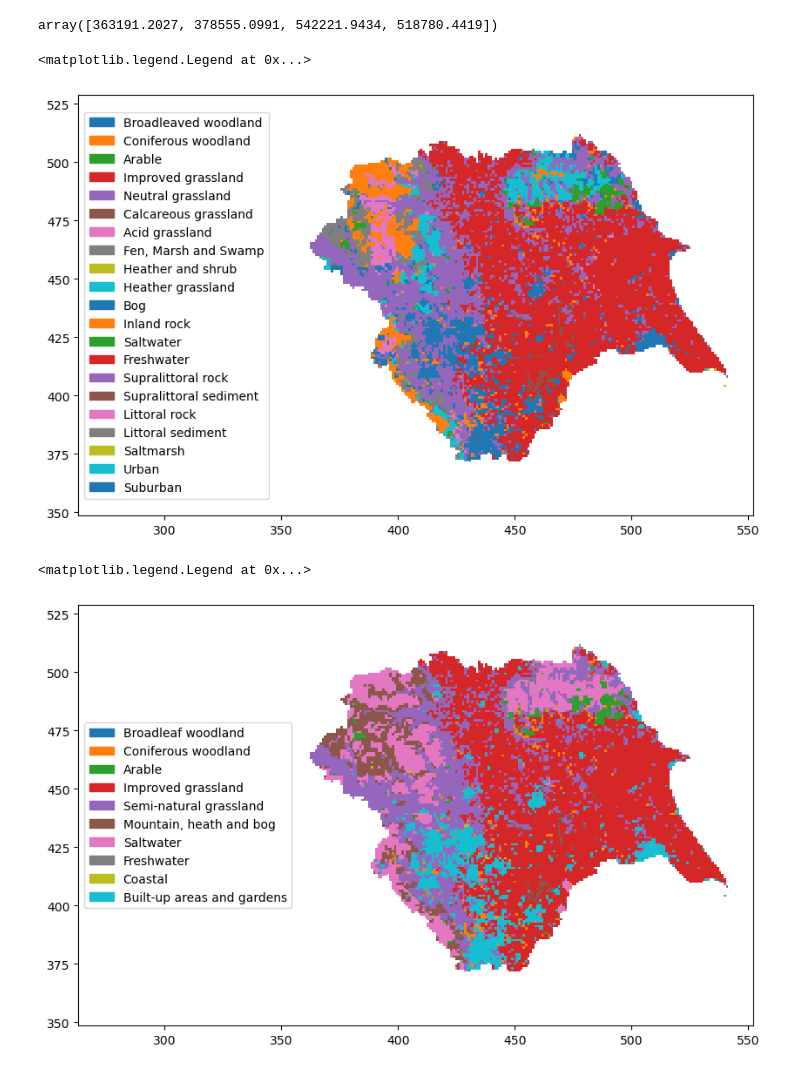
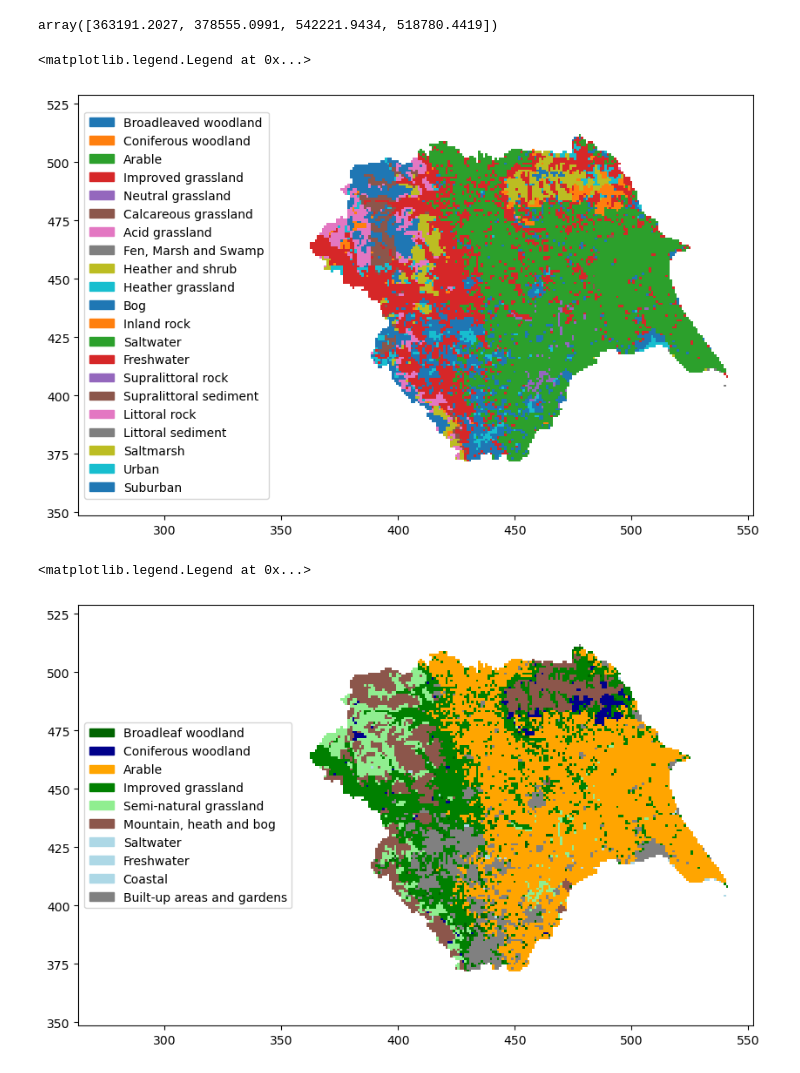
Before and after one commit to jucordero/yorkshire_land_use_map, a Jupyter notebook: Land Use Plot.ipynb, the cells around one changed output. Drawn from its saved outputs; the diff is of its cells as text; code cells hidden in the pictures.

Commit message:
fixes to color scheme

```diff
--- a/Land Use Plot.ipynb
+++ b/Land Use Plot.ipynb
@@ -76,7 +76,7 @@ label_list = LC.target_class.values
 color_list = [f"C{i}" for i in range(len(label_list))]
 
 cmap_target = colors.ListedColormap(color_list)
-bounds_tar = np.linspace(-0.5, len(color_list)-0.5, len(color_list)+1)
+bounds_tar = np.linspace(0.5, len(color_list)+0.5, len(color_list)+1)
 norm_tar = colors.BoundaryNorm(bounds_tar, cmap_target.N)
 
 f, ax = plt.subplots(figsize=(10, 10))
@@ -90,25 +90,37 @@ patches = [mpatches.Patch(color=color_list[i], label=label_list[i]) for i in ran
 ax.legend(handles=patches, loc="center left")
 # %% [output]
 <matplotlib.legend.Legend at 0x...>
-[figure, old version]
+[figure, new version]
 # %%
 
 label_list = LC.aggregate_class.values
-color_list = [f"C{i}" for i in range(len(label_list))]
+# color_list = [f"C{i}" for i in range(len(label_list))]
+
+color_list = ["darkgreen",
+              "darkblue",
+              "orange",
+              "green",
+              "lightgreen",
+              "C5",
+              "lightblue",
+              "lightblue",
+              "lightblue",
+              "gray"
+              ]
 
 cmap_target = colors.ListedColormap(color_list)
-bounds_tar = np.linspace(-0.5, len(color_list)-0.5, len(color_list)+1)
+bounds_tar = np.linspace(0.5, len(color_list)+0.5, len(color_list)+1)
 norm_tar = colors.BoundaryNorm(bounds_tar, cmap_target.N)
 
 f, ax = plt.subplots(figsize=(10, 10))
 
 ax.set_xlim(yorkshire_ext[0]/1000-100, yorkshire_ext[2]/1000+10)
 ax.set_ylim(yorkshire_ext[1]/1000-30, yorkshire_ext[3]/1000+10)
 ax.imshow(yorkshire_dominant_aggregate, interpolation="none", origin="lower",
           cmap=cmap_target, norm=norm_tar)
 
 patches = [mpatches.Patch(color=color_list[i], label=label_list[i]) for i in range(len(label_list))]
 ax.legend(handles=patches, loc="center left")
 # %% [output]
 <matplotlib.legend.Legend at 0x...>
-[figure, old version]
+[figure, new version]
```
